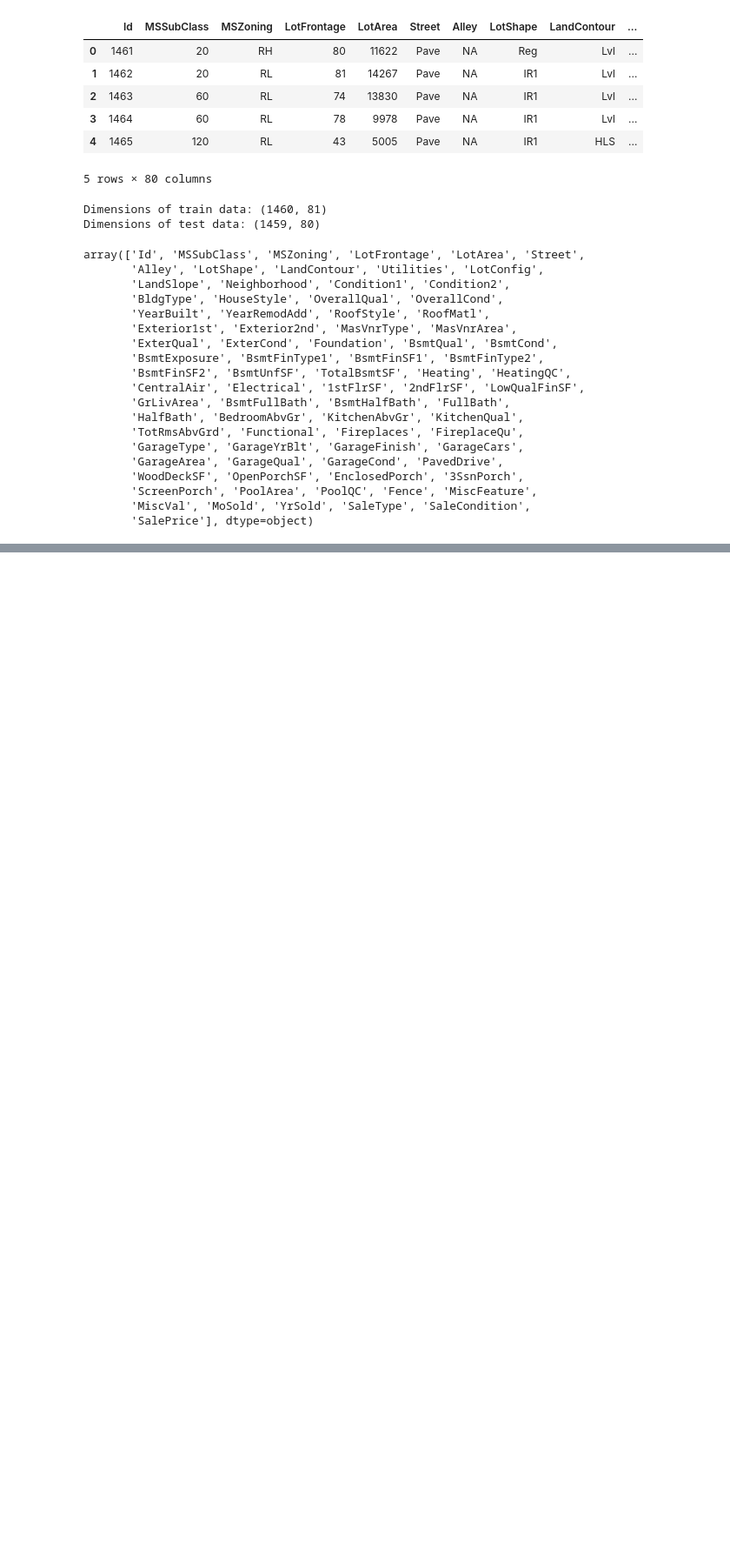
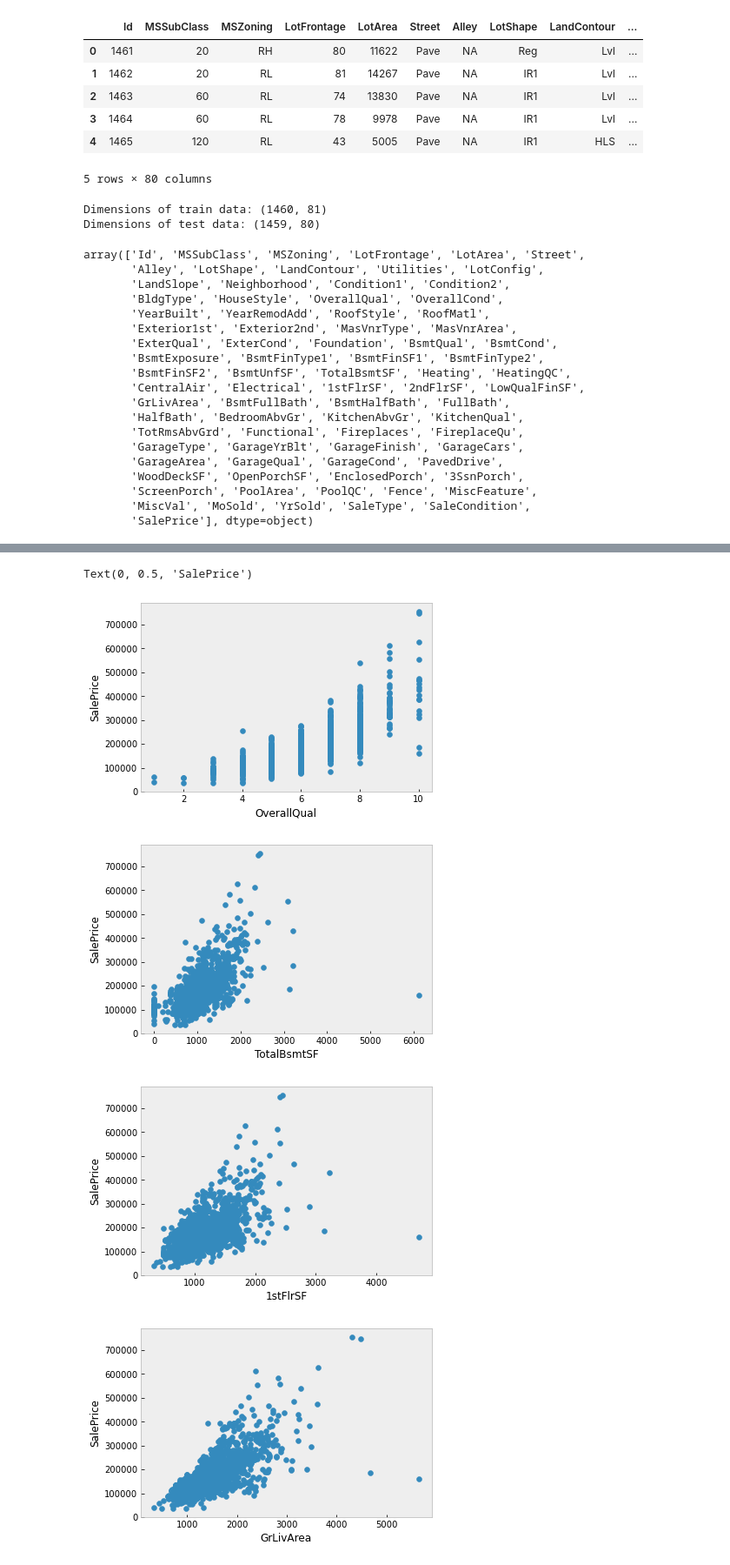
Before and after one commit to traceymai/housing, a Jupyter notebook: housing.ipynb, the cells around one changed output, grey strips where cells are left out. Shown at 87% size. Cells and saved outputs as stored; diff of their text form; code cells hidden in the pictures; blank space fills up the shorter version.

```diff
--- a/housing.ipynb
+++ b/housing.ipynb
@@ -236,0 +234,40 @@ array([[1.        , 0.7909816 , 0.70862448, 0.6404092 , 0.62343144,
+# %%
+# Scatter plot to observe the correlations between features highly correlated with SalePrice:
+
+plot1 = plt.figure(1)
+plt.scatter(df_train['OverallQual'], Y)
+plt.xlabel("OverallQual")
+plt.ylabel("SalePrice")
+
+# As OverallQual goes up, SalePrice tends to go up
+plot2 = plt.figure(2)
+plt.scatter(df_train['TotalBsmtSF'], Y)
+plt.xlabel("TotalBsmtSF")
+plt.ylabel("SalePrice")
+
+# As TotalBsmtSF goes up, SalePrice tends to go up
+plot3 = plt.figure(3)
+plt.scatter(df_train['1stFlrSF'], Y)
+plt.xlabel("1stFlrSF")
+plt.ylabel("SalePrice")
+
+# As 1stFlrSF goes up, SalePrice tends to go up
+
+plot4 = plt.figure(4)
+plt.scatter(df_train['GrLivArea'], Y)
+plt.xlabel("GrLivArea")
+plt.ylabel("SalePrice")
+
+
+# As GrLivArea goes up, SalePrice tends to go up
+
+plot5 = plt.figure(5)
+plt.scatter(df_train['GarageArea'], Y)
+plt.xlabel("GarageArea")
+plt.ylabel("SalePrice")
+# %% [output]
+Text(0, 0.5, 'SalePrice')
+[figure, added]
+[figure, added]
+[figure, added]
+[figure, added]
```
Also changed, not shown: parts of 72 cells of this notebook, 2 other files.
